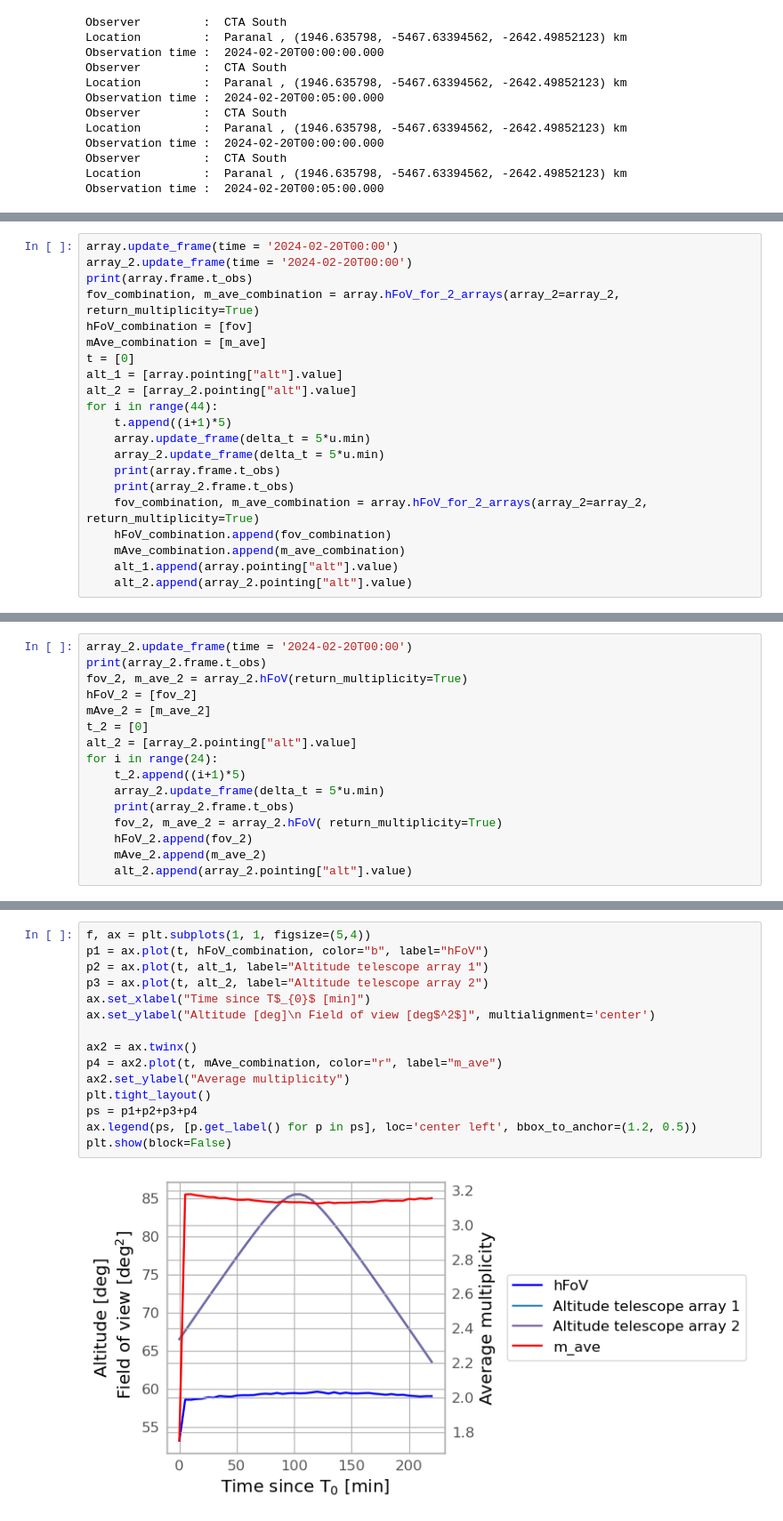
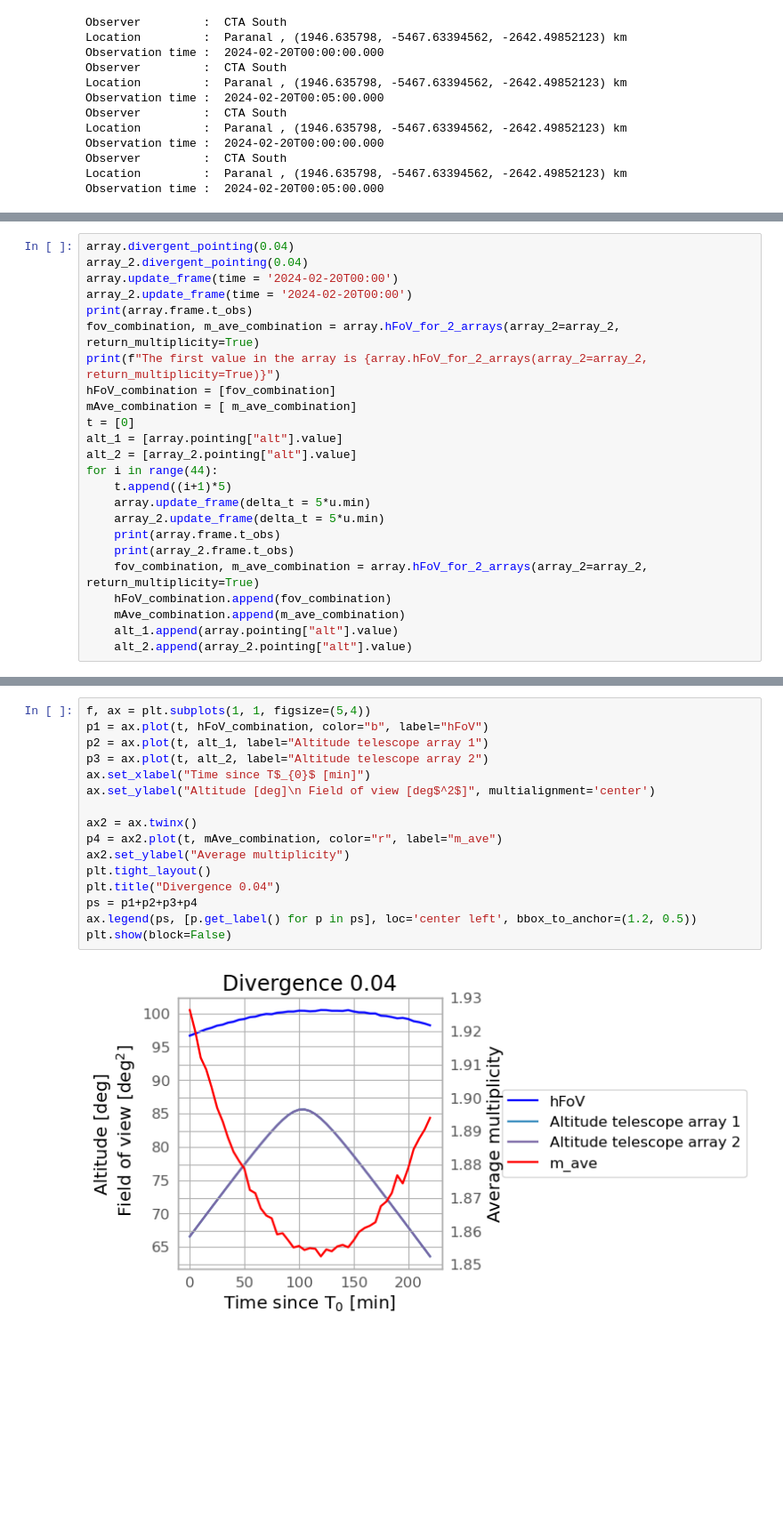
Before and after one commit to SamantaMorales/divtel, a Jupyter notebook: POINTING_TRY.ipynb, the cells around one changed output, grey strips where cells are left out. Shown at 89% size. Saved outputs shown, nothing was run; the diff lists cells and outputs as text; blank space fills up the shorter version.

Commit message:
pointing cahnged with different divergences

```diff
--- a/POINTING_TRY.ipynb
+++ b/POINTING_TRY.ipynb
@@ -233,10 +242,13 @@ Observation time :  2024-02-20T02:40:00.000
 # %%
+array.divergent_pointing(0.04)
+array_2.divergent_pointing(0.04)
 array.update_frame(time = '2024-02-20T00:00')
 array_2.update_frame(time = '2024-02-20T00:00')
 print(array.frame.t_obs)
 fov_combination, m_ave_combination = array.hFoV_for_2_arrays(array_2=array_2, return_multiplicity=True)
-hFoV_combination = [fov]
-mAve_combination = [m_ave]
+print(f"The first value in the array is {array.hFoV_for_2_arrays(array_2=array_2, return_multiplicity=True)}")
+hFoV_combination = [fov_combination]
+mAve_combination = [ m_ave_combination]
 t = [0]
 alt_1 = [array.pointing["alt"].value]
 alt_2 = [array_2.pointing["alt"].value]
@@ -276,19 +289,3 @@ for i in range(44):
 2024-02-20T00:55:00.000
 2024-02-20T00:55:00.000
 ... (33 outputs left out)
-# %%
-array_2.update_frame(time = '2024-02-20T00:00')
-print(array_2.frame.t_obs)
-fov_2, m_ave_2 = array_2.hFoV(return_multiplicity=True)
-hFoV_2 = [fov_2]
-mAve_2 = [m_ave_2]
-t_2 = [0]
-alt_2 = [array_2.pointing["alt"].value]
-for i in range(24):
-    t_2.append((i+1)*5)
-    array_2.update_frame(delta_t = 5*u.min)
-    print(array_2.frame.t_obs)
-    fov_2, m_ave_2 = array_2.hFoV( return_multiplicity=True)
-    hFoV_2.append(fov_2)
-    mAve_2.append(m_ave_2)
-    alt_2.append(array_2.pointing["alt"].value)
@@ -345,17 +400,18 @@ print( hFoV_combination)
 # %%
 f, ax = plt.subplots(1, 1, figsize=(5,4))
 p1 = ax.plot(t, hFoV_combination, color="b", label="hFoV")
 p2 = ax.plot(t, alt_1, label="Altitude telescope array 1")
 p3 = ax.plot(t, alt_2, label="Altitude telescope array 2")
 ax.set_xlabel("Time since T$_{0}$ [min]")
 ax.set_ylabel("Altitude [deg]\n Field of view [deg$^2$]", multialignment='center')
 
 ax2 = ax.twinx()
 p4 = ax2.plot(t, mAve_combination, color="r", label="m_ave")
 ax2.set_ylabel("Average multiplicity")
 plt.tight_layout()
+plt.title("Divergence 0.04")
 ps = p1+p2+p3+p4
 ax.legend(ps, [p.get_label() for p in ps], loc='center left', bbox_to_anchor=(1.2, 0.5))
 plt.show(block=False)
 # %% [output]
-[figure, old version]
+[figure, new version]
```
Also changed, not shown: parts of 25 cells of this notebook.
